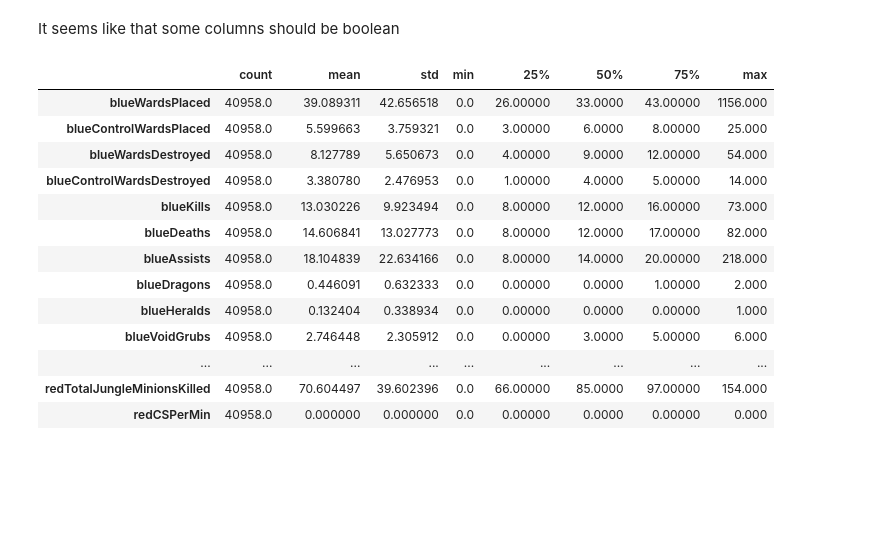
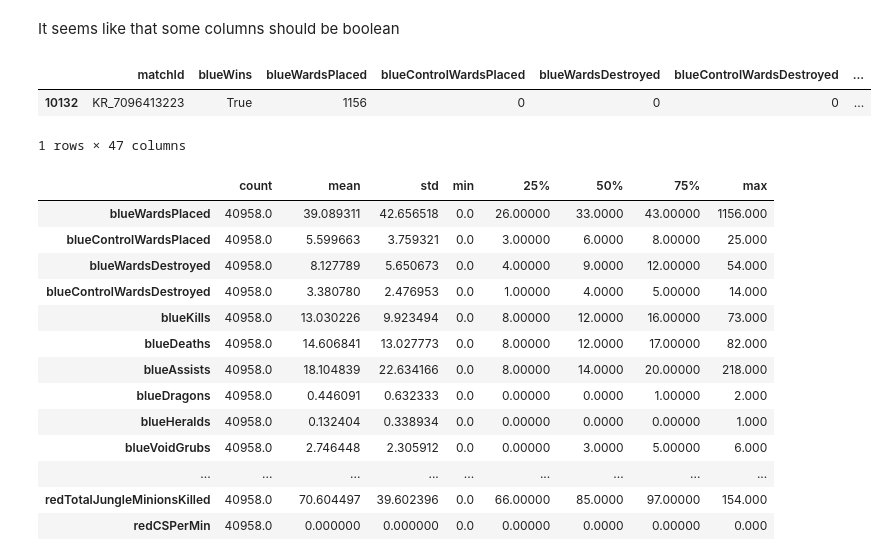
Before and after one commit to quocthanh18/LOL-V2, a Jupyter notebook: EDA.ipynb, the cells around one changed output. Cells and saved outputs as stored; diff of their text form; code cells hidden in the pictures; blank space fills up the shorter version.

```diff
--- a/EDA.ipynb
+++ b/EDA.ipynb
@@ -134,6 +134,12 @@ It seems like that some columns should be boolean
 # %%
 boolean_cols = ["blueWins", "blueFirstBlood", "redFirstBlood", "blueFirstTurret", "redFirstTurret", "blueFirstDragon", "redFirstDragon", ]
 df[boolean_cols] = df[boolean_cols].astype(bool)
+# %%
+df[df["blueWardsPlaced"] == 1156]
+# %% [output]
+|  | matchId | blueWins | blueWardsPlaced | blueControlWardsPlaced | blueWardsDestroyed | blueControlWardsDestroyed | ... |
+| 10132 | KR_7096413223 | True | 1156 | 0 | 0 | 0 | ... |
+1 rows × 47 columns
 # %%
 df.describe().T
 # %% [output]
```
Also changed, not shown: parts of 11 cells of this notebook, 11 other files.
